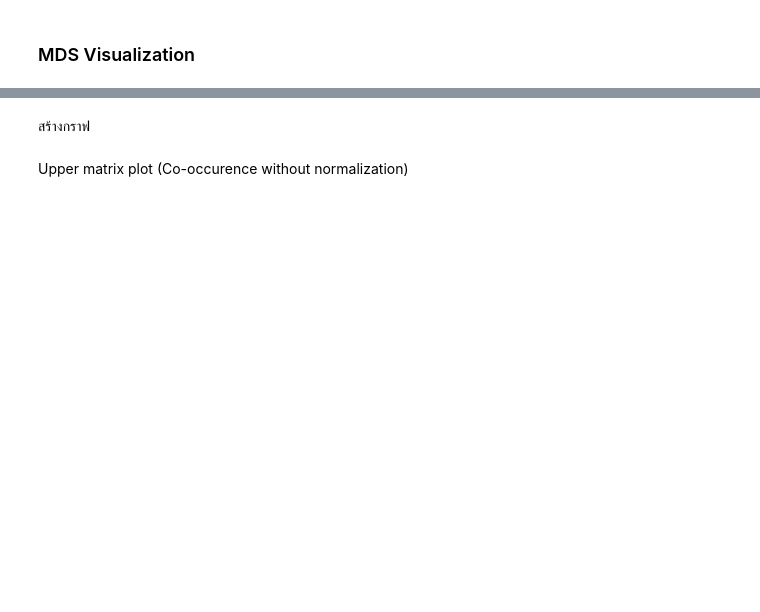
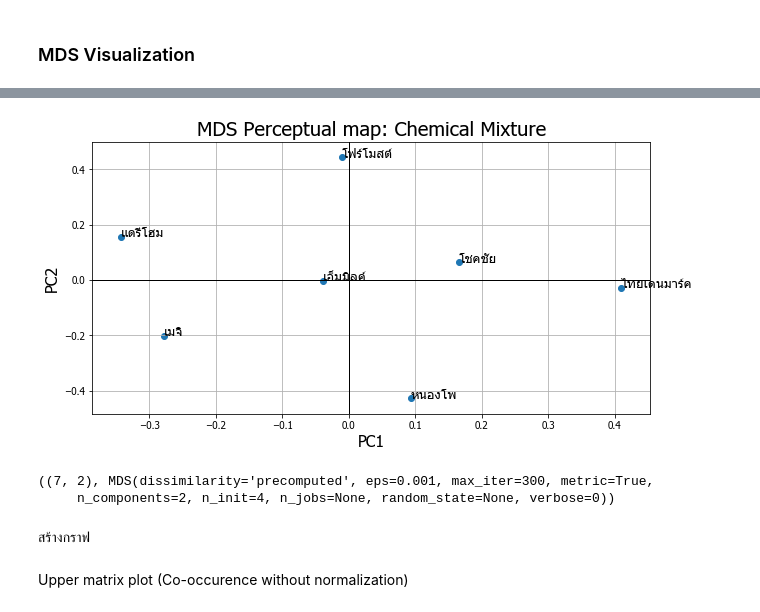
Before and after one commit to pacharapol4066/Product-Position-SNA, a Jupyter notebook: Graph_Visualization.ipynb, the cells around one changed output, grey strips where cells are left out. Saved outputs shown, nothing was run; the diff lists cells and outputs as text; code cells hidden in the pictures; blank space fills up the shorter version.

```diff
--- a/Graph_Visualization.ipynb
+++ b/Graph_Visualization.ipynb
@@ -112,3 +131,9 @@ shps, emb = create_MDS_perceptual_map(df_mds_mixtures,'Chemical Mixture')
+# %%
+create_MDS_perceptual_map(precomMat_mixtures,'Chemical Mixture', dissim[1])
+# %% [output]
+[figure, added]
+((7, 2), MDS(dissimilarity='precomputed', eps=0.001, max_iter=300, metric=True,
+     n_components=2, n_init=4, n_jobs=None, random_state=None, verbose=0))
 # %% [markdown]
 สร้างกราฟ
 # %%
```
Also changed, not shown: parts of 23 cells of this notebook, 10 other files.
